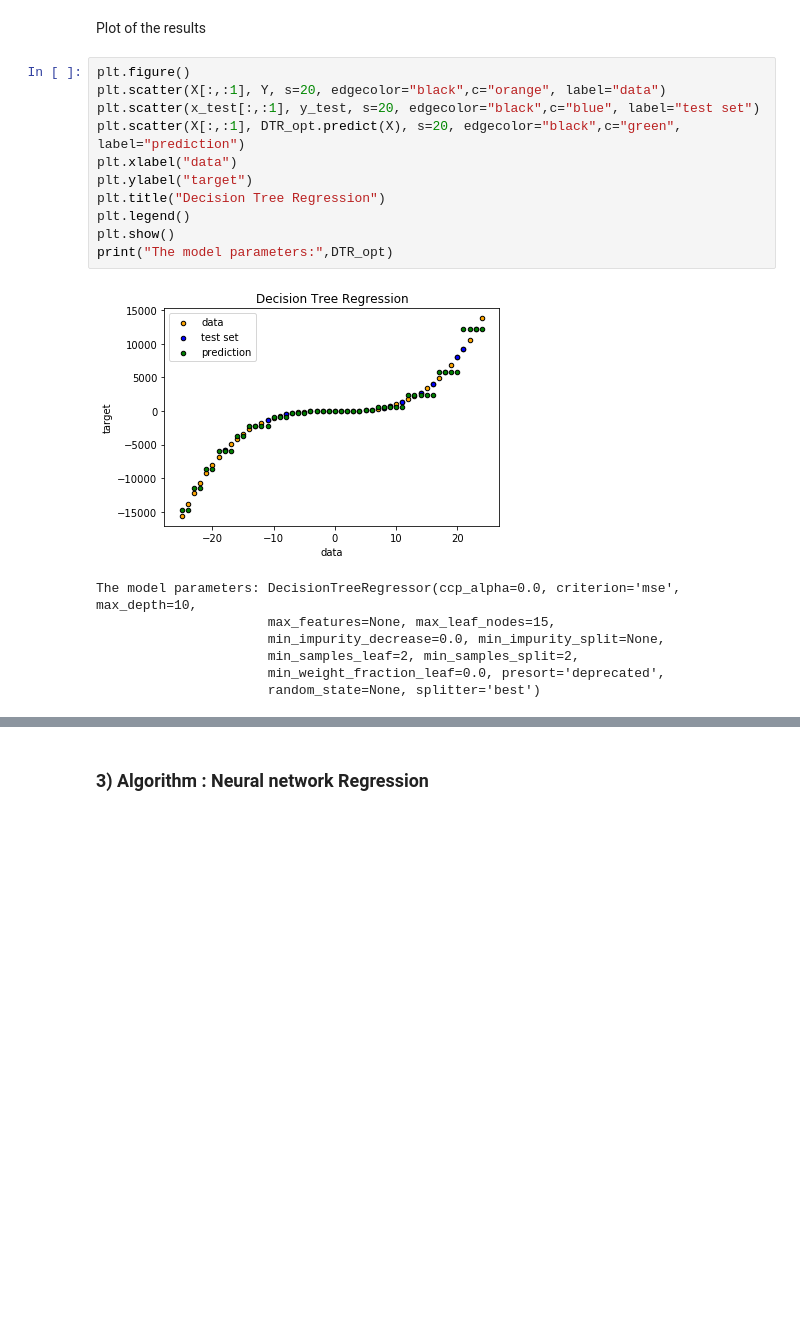
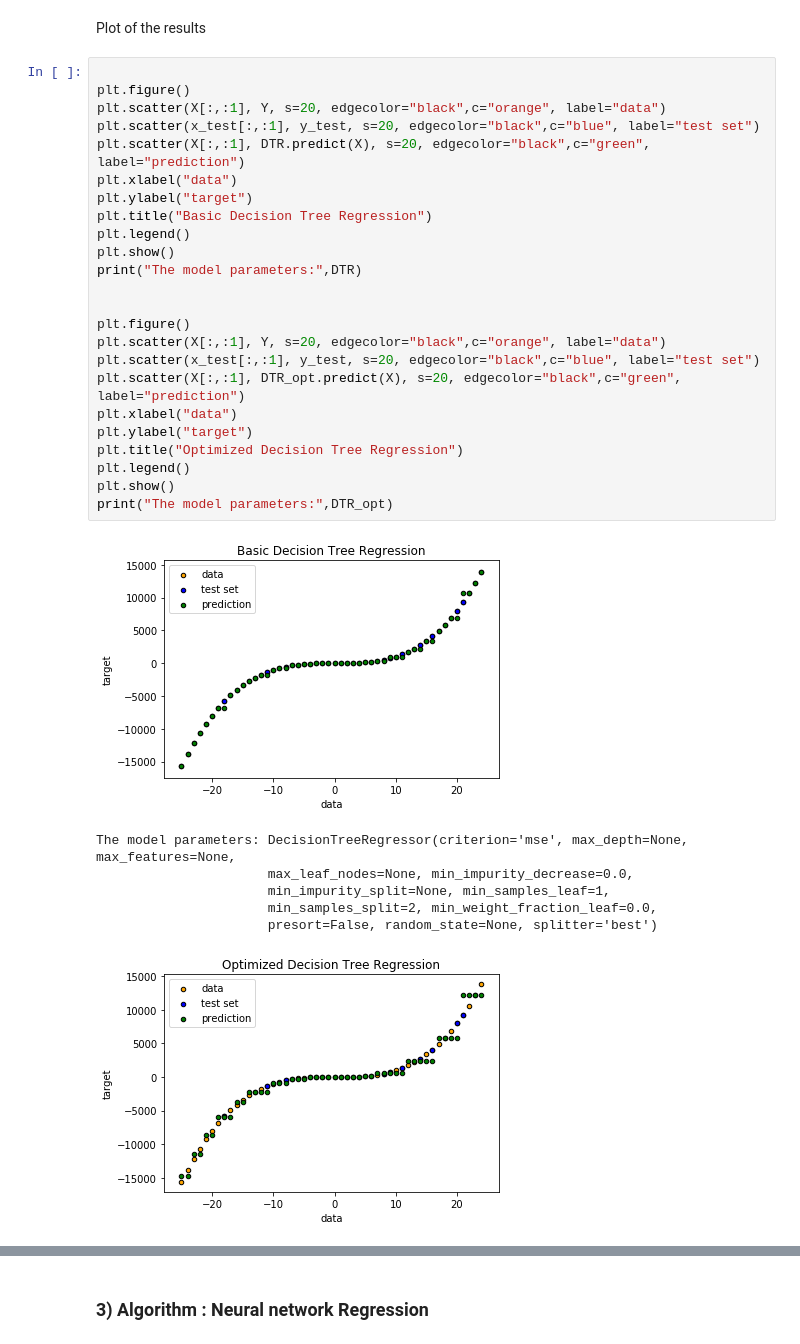
Before and after one commit to sofros/SFML_INFO_F422, a Jupyter notebook: Regression_Notebook.ipynb, the cells around one changed output, grey strips where cells are left out. Saved outputs shown, nothing was run; the diff lists cells and outputs as text; blank space fills up the shorter version.

```diff
--- a/Regression_Notebook.ipynb
+++ b/Regression_Notebook.ipynb
@@ -180,21 +247,34 @@ Maximum error : 2952.0
 # %% [markdown]
 Plot of the results
 # %%
+
+plt.figure()
+plt.scatter(X[:,:1], Y, s=20, edgecolor="black",c="orange", label="data")
+plt.scatter(x_test[:,:1], y_test, s=20, edgecolor="black",c="blue", label="test set")
+plt.scatter(X[:,:1], DTR.predict(X), s=20, edgecolor="black",c="green", label="prediction")
+plt.xlabel("data")
+plt.ylabel("target")
+plt.title("Basic Decision Tree Regression")
+plt.legend()
+plt.show()
+print("The model parameters:",DTR)
+
+
 plt.figure()
 plt.scatter(X[:,:1], Y, s=20, edgecolor="black",c="orange", label="data")
 plt.scatter(x_test[:,:1], y_test, s=20, edgecolor="black",c="blue", label="test set")
 plt.scatter(X[:,:1], DTR_opt.predict(X), s=20, edgecolor="black",c="green", label="prediction")
 plt.xlabel("data")
 plt.ylabel("target")
-plt.title("Decision Tree Regression")
+plt.title("Optimized Decision Tree Regression")
 plt.legend()
 plt.show()
 print("The model parameters:",DTR_opt)
 # %% [output]
-[figure, old version]
+[figure, new version]
-The model parameters: DecisionTreeRegressor(ccp_alpha=0.0, criterion='mse', max_depth=10,
-                      max_features=None, max_leaf_nodes=15,
-                      min_impurity_decrease=0.0, min_impurity_split=None,
-                      min_samples_leaf=2, min_samples_split=2,
-                      min_weight_fraction_leaf=0.0, presort='deprecated',
-                      random_state=None, splitter='best')
+The model parameters: DecisionTreeRegressor(criterion='mse', max_depth=None, max_features=None,
+                      max_leaf_nodes=None, min_impurity_decrease=0.0,
+                      min_impurity_split=None, min_samples_leaf=1,
+                      min_samples_split=2, min_weight_fraction_leaf=0.0,
+                      presort=False, random_state=None, splitter='best')
+[figure, added]
```
Also changed, not shown: parts of 11 cells of this notebook.
